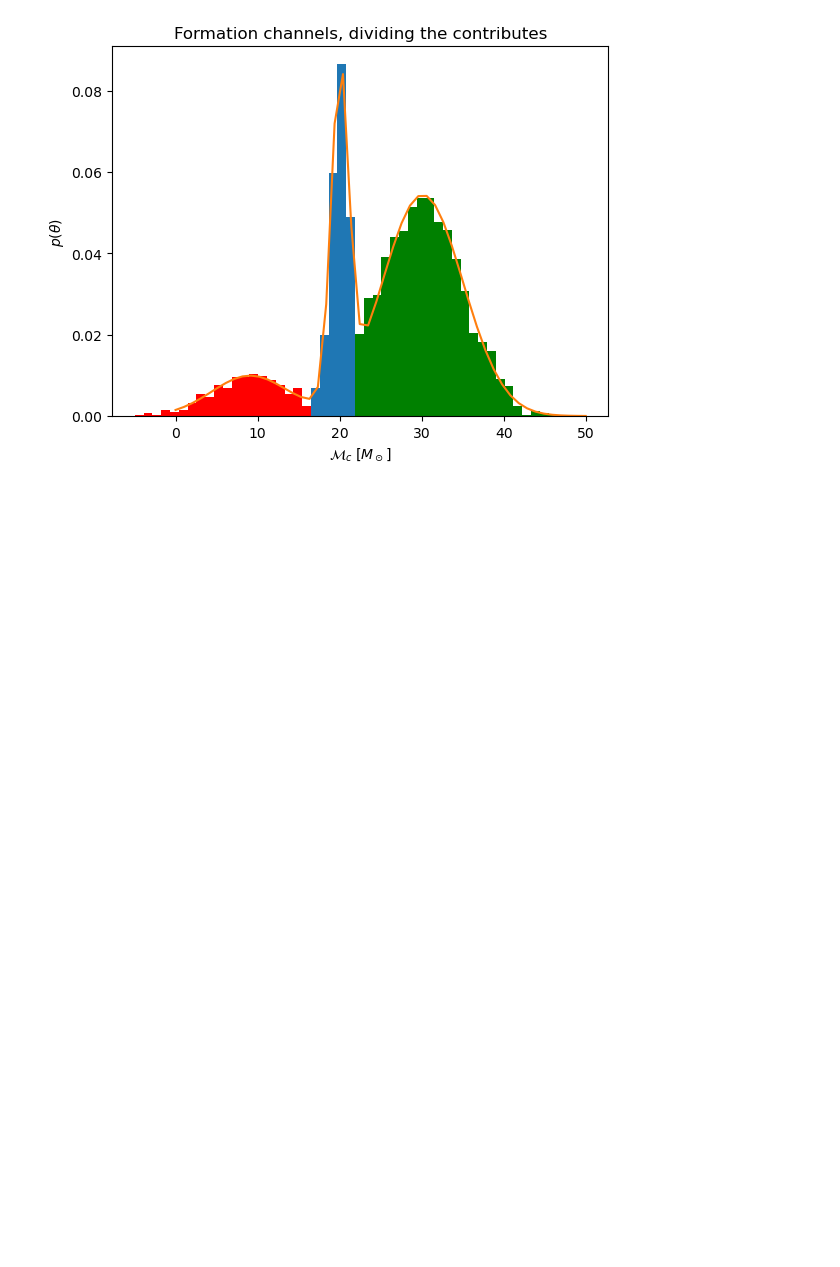
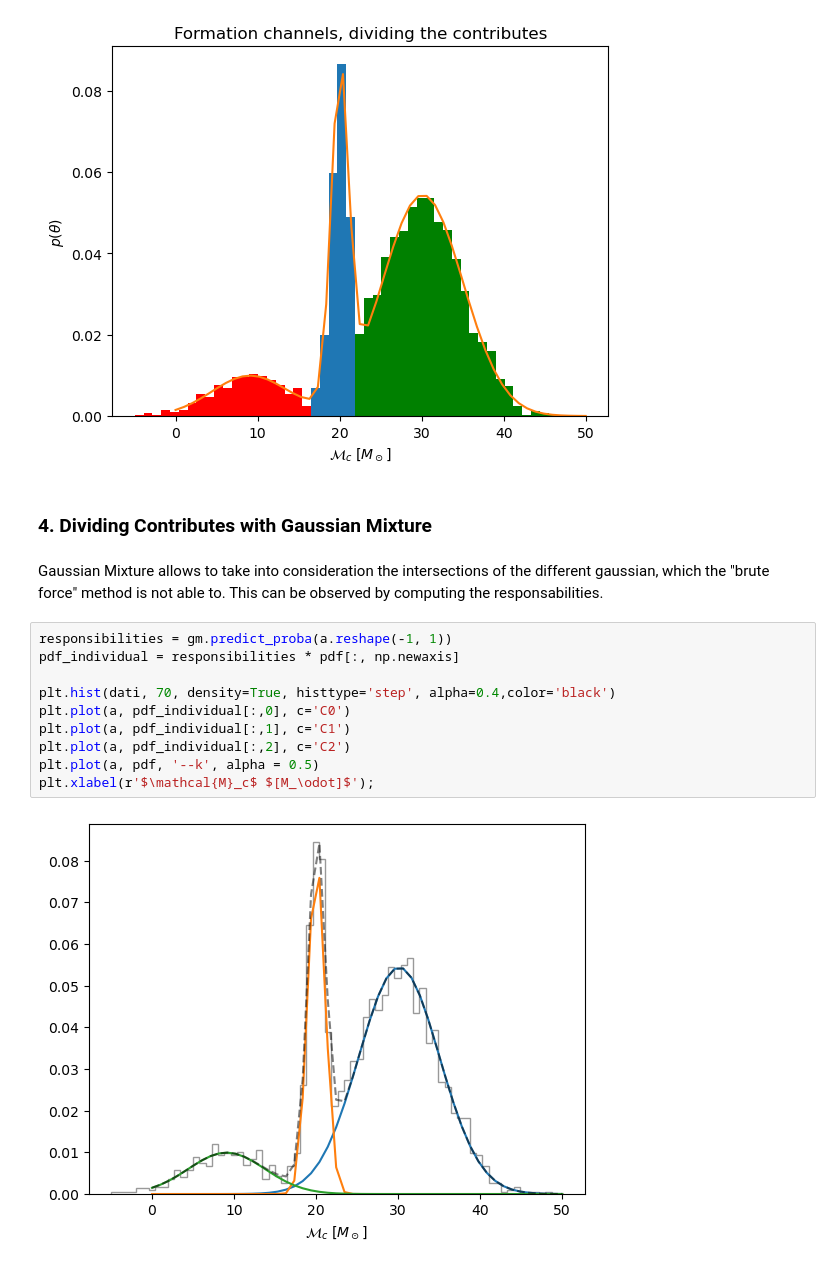
Before and after one commit to om-erika/astrostatistics_bicocca_2024, a Jupyter notebook: working/BH_formation_channels.ipynb, the cells around one changed output. Saved outputs shown, nothing was run; the diff lists cells and outputs as text; blank space fills up the shorter version.

```diff
--- a/working/BH_formation_channels.ipynb
+++ b/working/BH_formation_channels.ipynb
@@ -112,3 +137,19 @@ plt.title('Formation channels, dividing the contributes')
 plt.show()
 # %% [output]
 [figure]
+# %% [markdown]
+### 4. Dividing Contributes with Gaussian Mixture
+# %% [markdown]
+Gaussian Mixture allows to take into consideration the intersections of the different gaussian, which the "brute force" method is not able to. This can be observed by computing the responsabilities.
+# %%
+responsibilities = gm.predict_proba(a.reshape(-1, 1))
+pdf_individual = responsibilities * pdf[:, np.newaxis]
+
+plt.hist(dati, 70, density=True, histtype='step', alpha=0.4,color='black')
+plt.plot(a, pdf_individual[:,0], c='C0')
+plt.plot(a, pdf_individual[:,1], c='C1')
+plt.plot(a, pdf_individual[:,2], c='C2')
+plt.plot(a, pdf, '--k', alpha = 0.5)
+plt.xlabel(r'$\mathcal{M}_c$ $[M_\odot]$');
+# %% [output]
+[figure, added]
```
Also changed, not shown: parts of 11 cells of this notebook, 9 other files.
